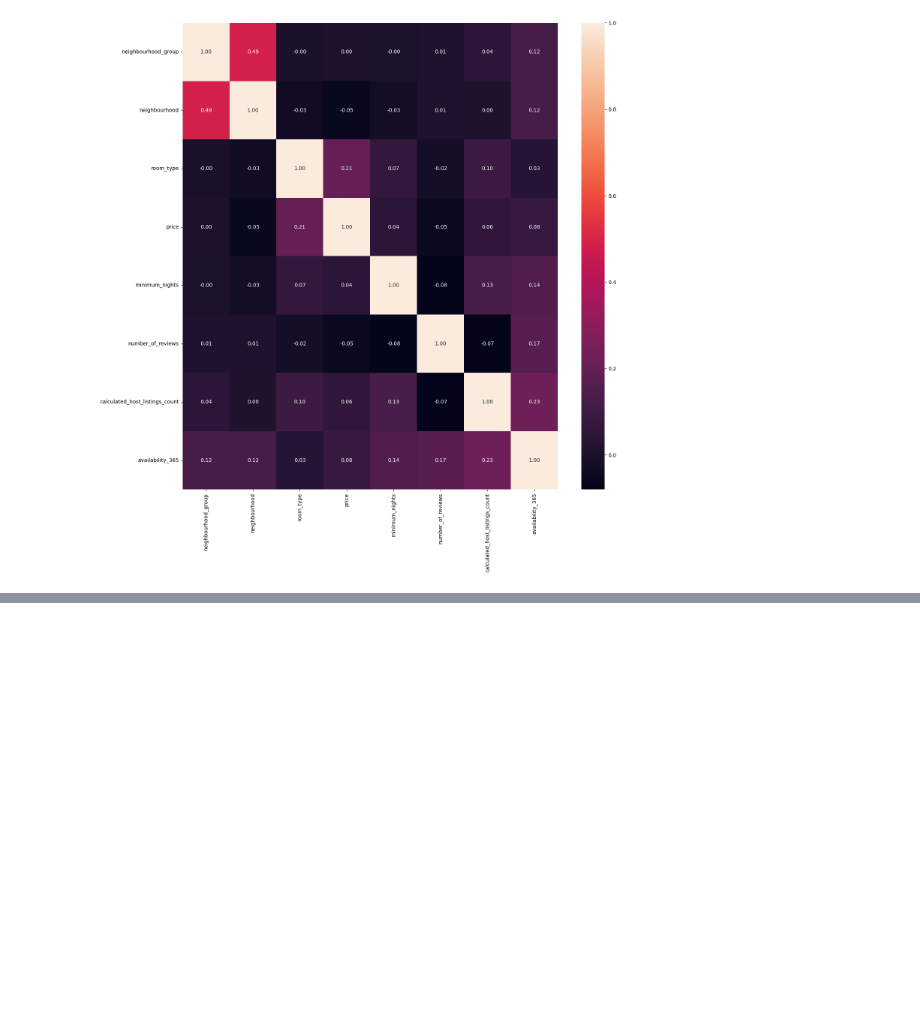
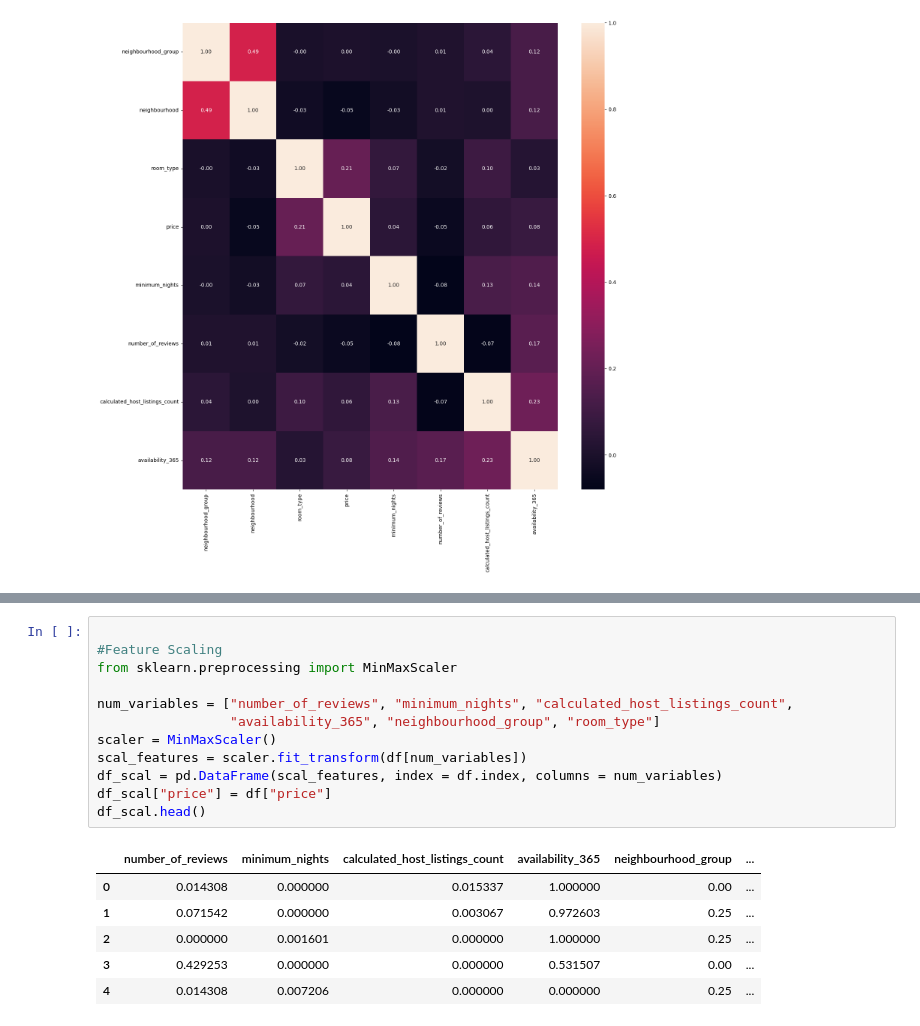
Before and after one commit to 4GeeksAcademy/Jack-Porters-machine-learning-python-template, a Jupyter notebook: src/explore.ipynb, the cells around one changed output, grey strips where cells are left out. Cells and saved outputs as stored; diff of their text form; blank space fills up the shorter version.

```diff
--- a/src/explore.ipynb
+++ b/src/explore.ipynb
@@ -178,0 +218,19 @@ df.describe()
+# %%
+
+#Feature Scaling
+from sklearn.preprocessing import MinMaxScaler
+
+num_variables = ["number_of_reviews", "minimum_nights", "calculated_host_listings_count",
+                 "availability_365", "neighbourhood_group", "room_type"]
+scaler = MinMaxScaler()
+scal_features = scaler.fit_transform(df[num_variables])
+df_scal = pd.DataFrame(scal_features, index = df.index, columns = num_variables)
+df_scal["price"] = df["price"]
+df_scal.head()
+# %% [output]
+|  | number_of_reviews | minimum_nights | calculated_host_listings_count | availability_365 | neighbourhood_group | ... |
+| 0 | 0.014308 | 0.000000 | 0.015337 | 1.000000 | 0.00 | ... |
+| 1 | 0.071542 | 0.000000 | 0.003067 | 0.972603 | 0.25 | ... |
+| 2 | 0.000000 | 0.001601 | 0.000000 | 1.000000 | 0.25 | ... |
+| 3 | 0.429253 | 0.000000 | 0.000000 | 0.531507 | 0.00 | ... |
+| 4 | 0.014308 | 0.007206 | 0.000000 | 0.000000 | 0.25 | ... |
```
Also changed, not shown: parts of 5 cells of this notebook, 2 other files.
